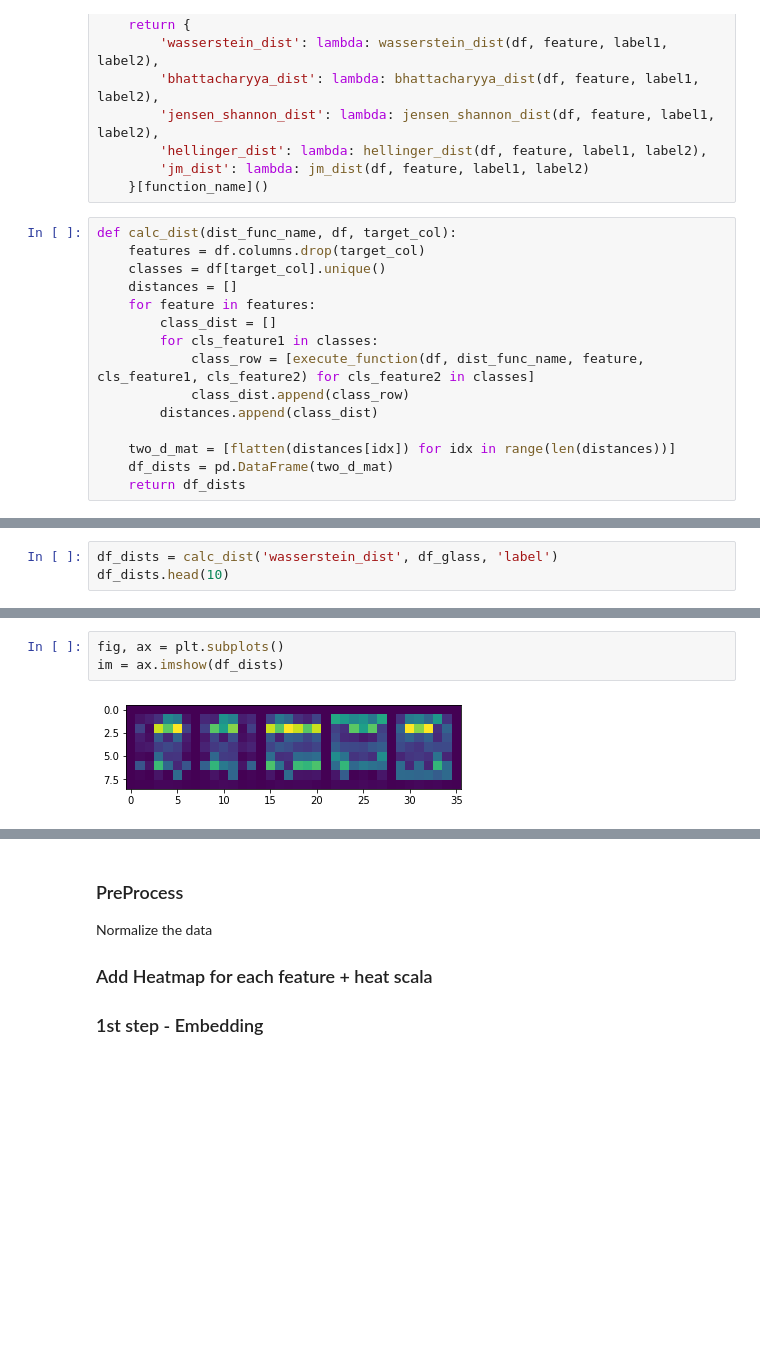
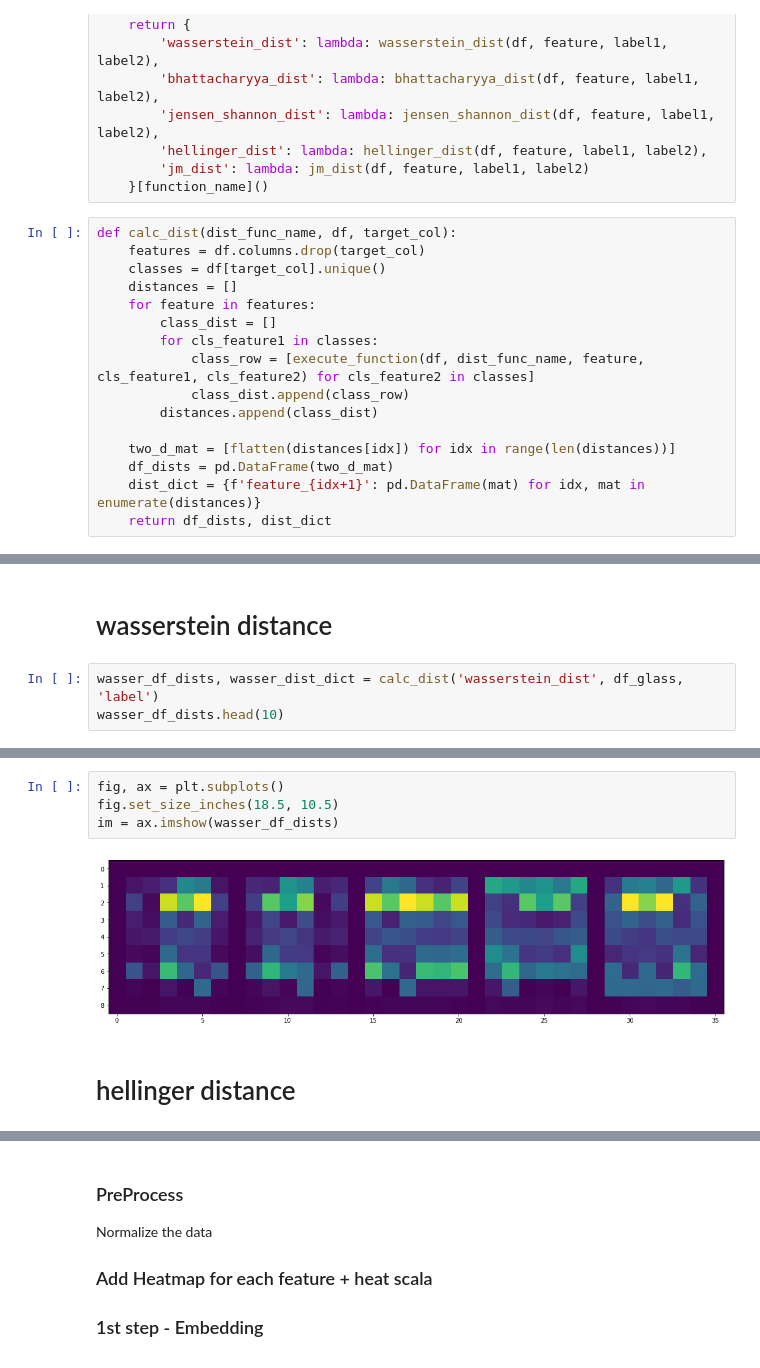
Before and after one commit to Omer-Hedvat/Thesis-TauTransformer, a Jupyter notebook: Omer's notebook.ipynb, the cells around one changed output, grey strips where cells are left out. Saved outputs shown, nothing was run; the diff lists cells and outputs as text; blank space fills up the shorter version.

```diff
--- a/Omer's notebook.ipynb
+++ b/Omer's notebook.ipynb
@@ -106,4 +114,5 @@ def calc_dist(dist_func_name, df, target_col):
 
     two_d_mat = [flatten(distances[idx]) for idx in range(len(distances))]
     df_dists = pd.DataFrame(two_d_mat)
-    return df_dists
+    dist_dict = {f'feature_{idx+1}': pd.DataFrame(mat) for idx, mat in enumerate(distances)}
+    return df_dists, dist_dict
@@ -110,6 +125,8 @@ def calc_dist(dist_func_name, df, target_col):
+# %% [markdown]
+# wasserstein distance
 # %%
-df_dists = calc_dist('wasserstein_dist', df_glass, 'label')
-df_dists.head(10)
+wasser_df_dists, wasser_dist_dict = calc_dist('wasserstein_dist', df_glass, 'label')
+wasser_df_dists.head(10)
 # %% [output]
 |  | 0 | 1 | 2 | 3 | 4 | 5 | 6 | 7 | 8 | 9 | 10 | ... |
 | 0 | 0.0 | 0.001308 | 0.000901 | 0.001776 | 0.002010 | 0.001695 | 0.001308 | 0.0 | 0.001008 | 0.002380 | 0.002717 | ... |
@@ -123,7 +140,10 @@ df_dists.head(10)
 | 8 | 0.0 | 0.022737 | 0.013807 | 0.047176 | 0.057000 | 0.043552 | 0.022737 | 0.0 | 0.028529 | 0.056235 | 0.079737 | ... |
 # %%
 fig, ax = plt.subplots()
-im = ax.imshow(df_dists)
+fig.set_size_inches(18.5, 10.5)
+im = ax.imshow(wasser_df_dists)
 # %% [output]
-[figure, old version]
+[figure, new version]
+# %% [markdown]
+# hellinger distance
 # %%
```
Also changed, not shown: parts of 10 cells of this notebook.
